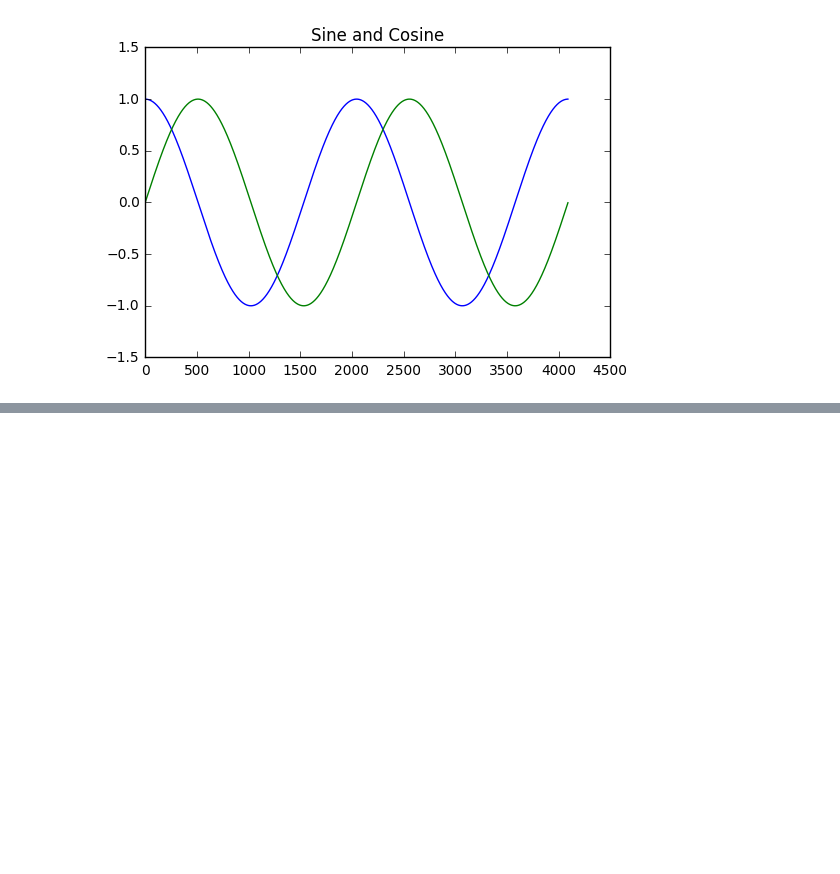
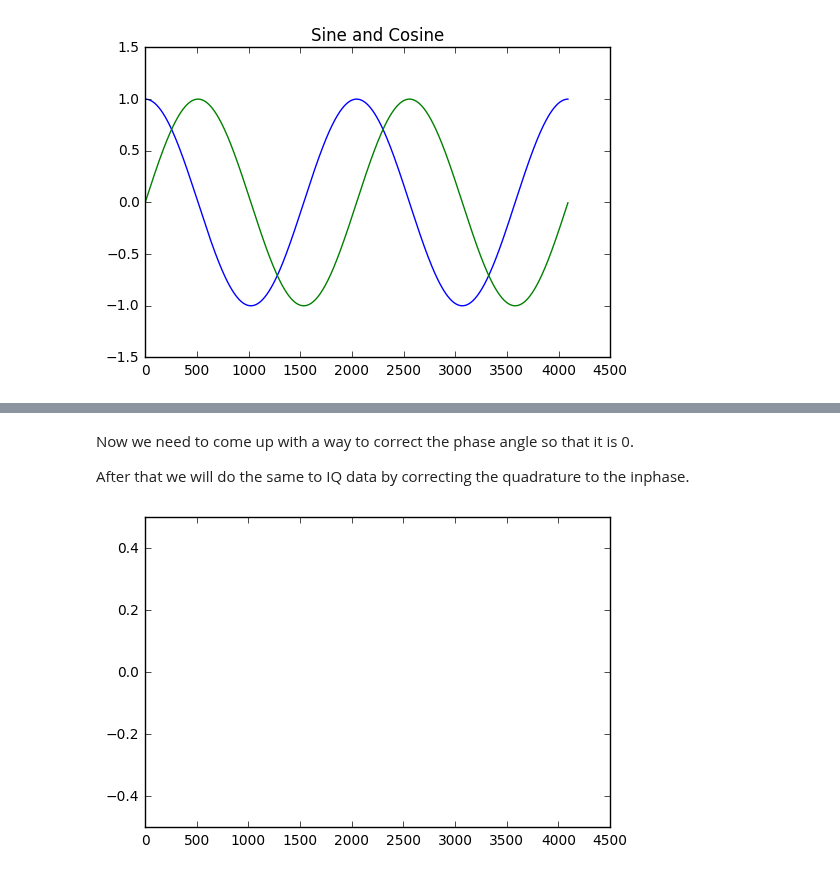
Before and after one commit to psas/gps, a Jupyter notebook: notebooks/Complex_Wave.ipynb, the cells around one changed output, grey strips where cells are left out. Cells and saved outputs as stored; diff of their text form; code cells hidden in the pictures; blank space fills up the shorter version.

```diff
--- a/notebooks/Complex_Wave.ipynb
+++ b/notebooks/Complex_Wave.ipynb
@@ -48,0 +116,11 @@ So now we are travelling around the unit circle, and we can use arctan to give u
+# %% [markdown]
+Now we need to come up with a way to correct the phase angle so that it is 0.
+
+After that we will do the same to IQ data by correcting the quadrature to the inphase.
+# %%
+anglevec = np.angle(np.arctan(wav / wavOffset)) #phase offset over time [rad/sample]
+plt.plot(anglevec )
+plt.ylim([-.5,.5])
+plt.show()
+# %% [output]
+[figure, added]
```
Also changed, not shown: parts of 7 cells of this notebook.
